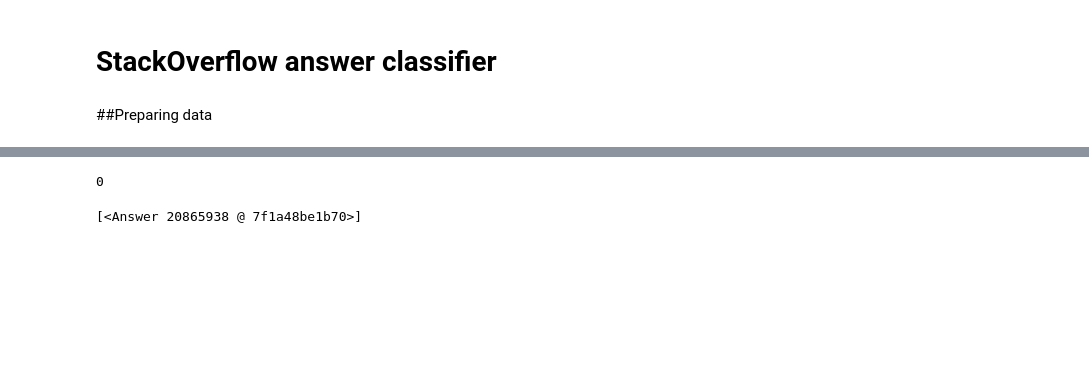
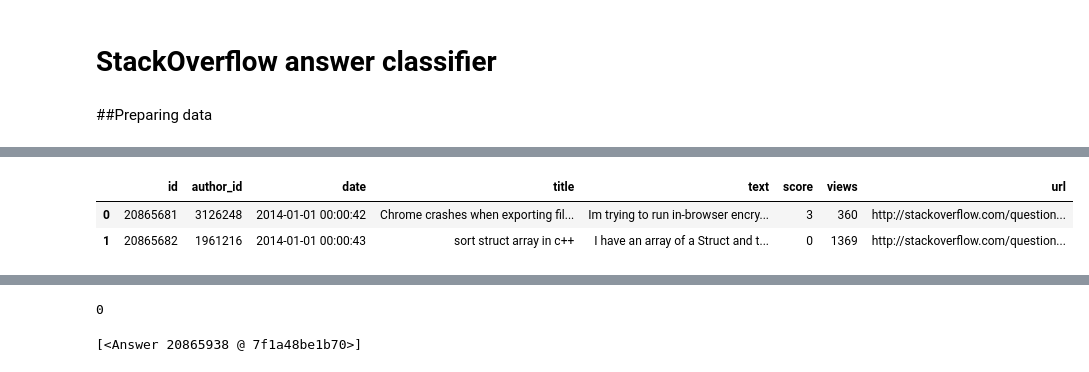
Before and after one commit to mavillard/so, a Jupyter notebook: so.ipynb, the cells around one changed output, grey strips where cells are left out. Saved outputs shown, nothing was run; the diff lists cells and outputs as text; code cells hidden in the pictures; blank space fills up the shorter version.

```diff
--- a/so.ipynb
+++ b/so.ipynb
@@ -211,0 +182,6 @@ so.
+# %%
+questions_df
+# %% [output]
+|  | id | author_id | date | title | text | score | views | url |
+| 0 | 20865681 | 3126248 | 2014-01-01 00:00:42 | Chrome crashes when exporting fil... | Im trying to run in-browser encry... | 3 | 360 | http://stackoverflow.com/question... |
+| 1 | 20865682 | 1961216 | 2014-01-01 00:00:43 | sort struct array in c++ | I have an array of a Struct and t... | 0 | 1369 | http://stackoverflow.com/question... |
```
Also changed, not shown: parts of 24 cells of this notebook.
